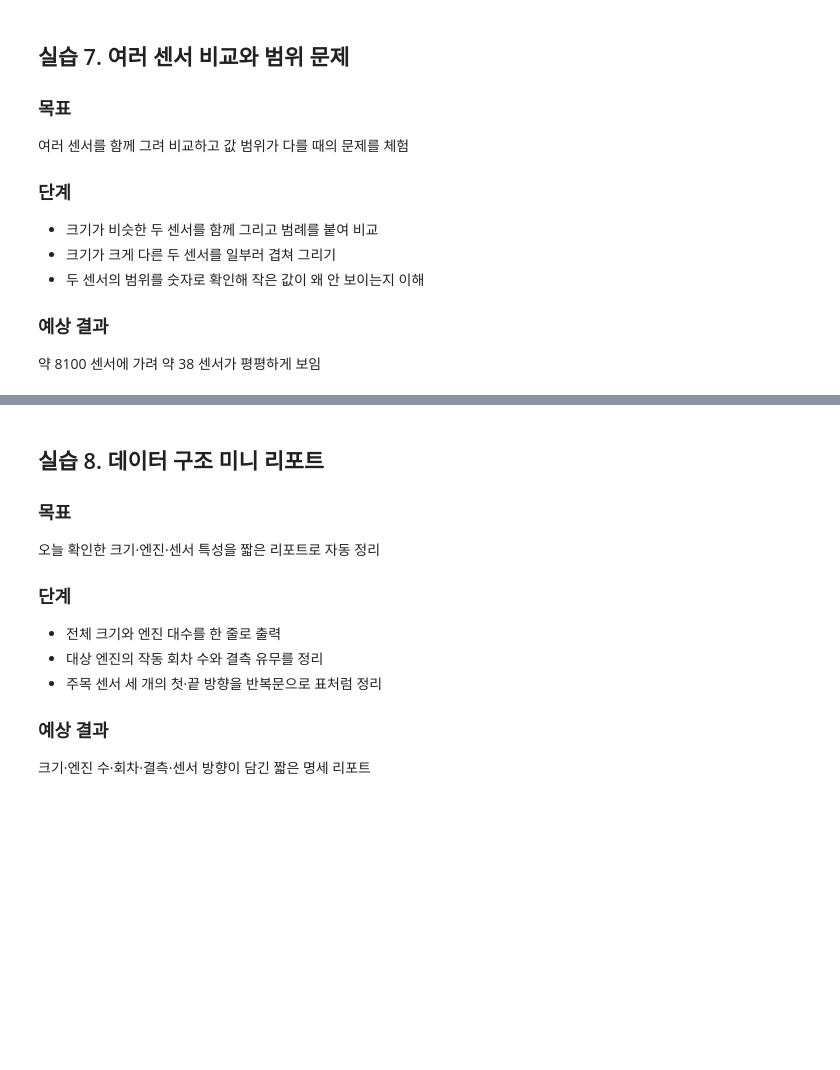
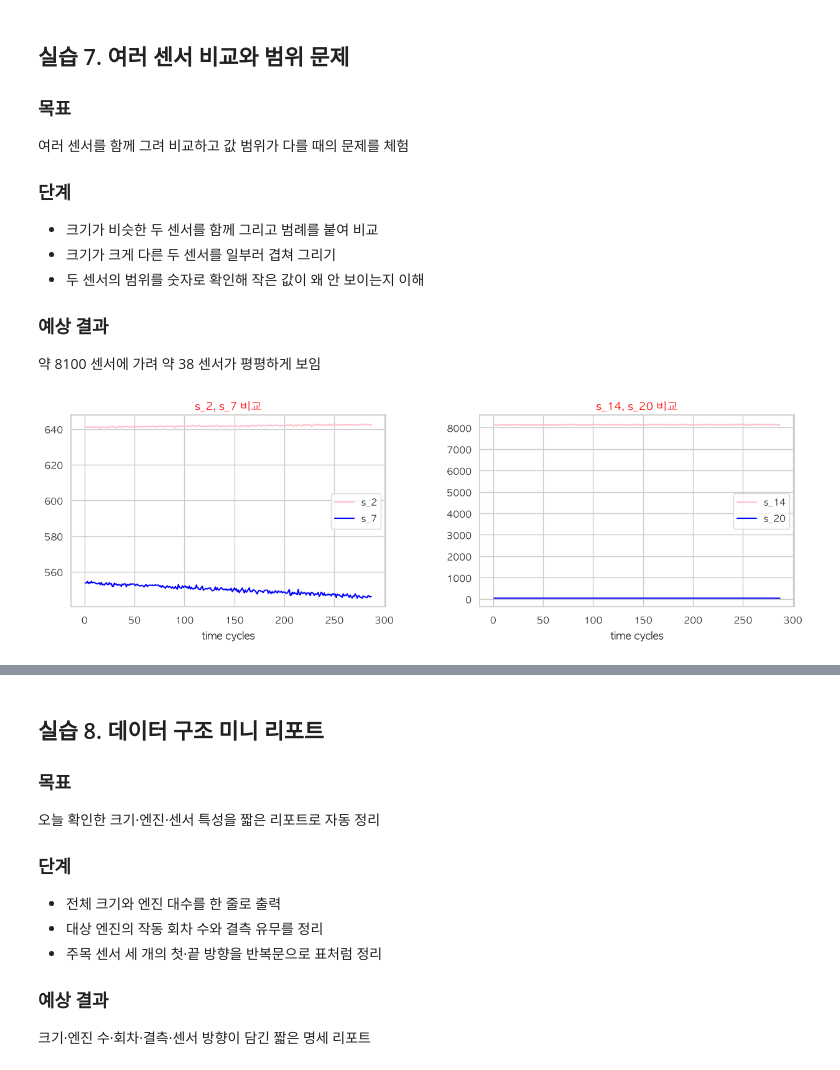
Before and after one commit to sssssumini/2026_KNewDeal_AI_Data_Analysis, a Jupyter notebook: 27_TimeSeriesData.ipynb, the cells around one changed output, grey strips where cells are left out. Saved outputs shown, nothing was run; the diff lists cells and outputs as text; code cells hidden in the pictures; blank space fills up the shorter version.

```diff
--- a/27_TimeSeriesData.ipynb
+++ b/27_TimeSeriesData.ipynb
@@ -170,3 +264,28 @@ s_13 0.076
 - 두 센서의 범위를 숫자로 확인해 작은 값이 왜 안 보이는지 이해
 ### 예상 결과
 약 8100 센서에 가려 약 38 센서가 평평하게 보임
+# %%
+# s_2, s_7 : 비슷
+# s_14, s_20 : 다름
+
+plt.figure(figsize=(15,4))
+plt.subplots_adjust(wspace=0.3)
+
+plt.subplot(1, 2, 1)
+plt.title("s_2, s_7 비교", color = "red")
+plt.plot(engine_sorted["time_cycles"], engine_sorted["s_2"], label = "s_2", color = "pink")
+plt.plot(engine_sorted["time_cycles"], engine_sorted["s_7"], label = "s_7", color = "blue")
+plt.xlabel("time cycles")
+plt.legend()
+
+plt.subplot(1, 2, 2)
+plt.title("s_14, s_20 비교", color = "red")
+plt.plot(engine_sorted["time_cycles"], engine_sorted["s_14"], label = "s_14", color = "pink")
+plt.plot(engine_sorted["time_cycles"], engine_sorted["s_20"], label = "s_20", color = "blue")
+plt.xlabel("time cycles")
+plt.legend()
+
+
+plt.show()
+# %% [output]
+[figure, added]
```
Also changed, not shown: parts of 65 cells of this notebook.
